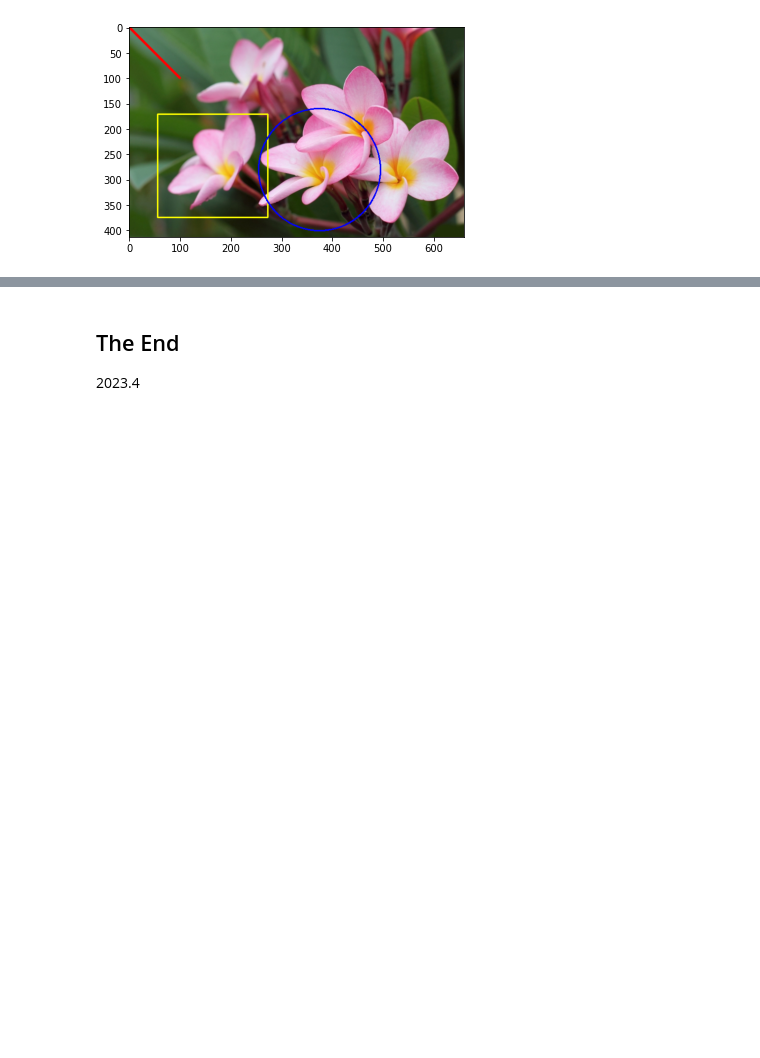
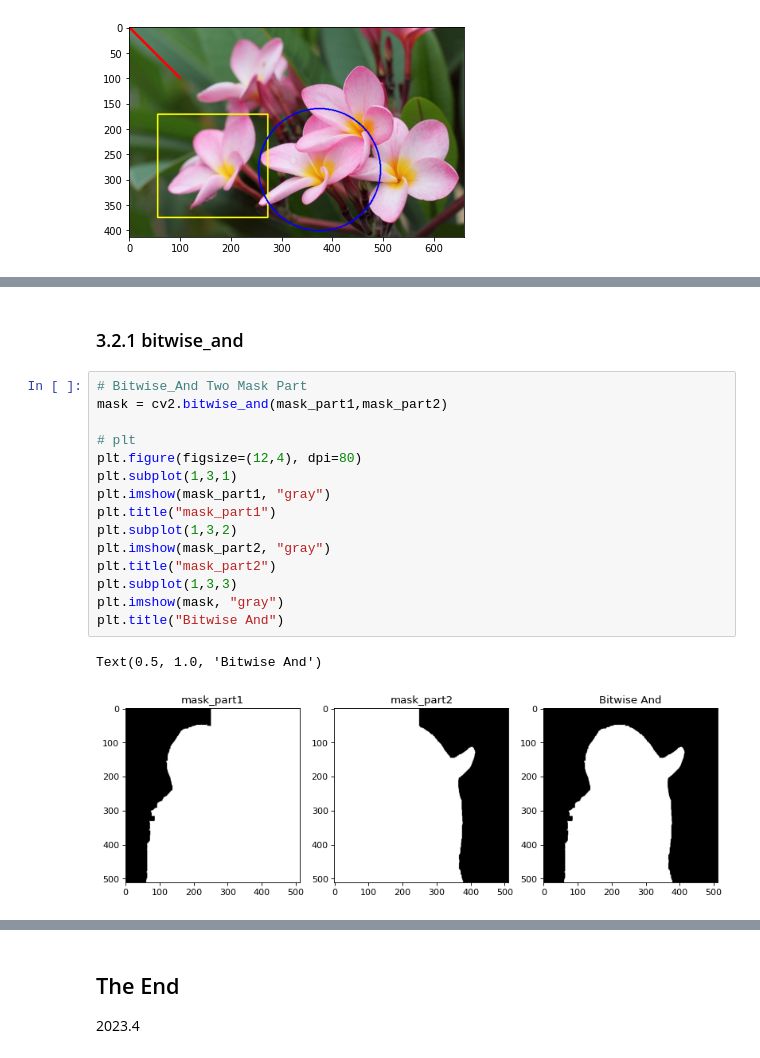
Before and after one commit to haodong2000/Vision2022, a Jupyter notebook: 2-4-basic-image-process.ipynb, the cells around one changed output, grey strips where cells are left out. Saved outputs shown, nothing was run; the diff lists cells and outputs as text; blank space fills up the shorter version.

```diff
--- a/2-4-basic-image-process.ipynb
+++ b/2-4-basic-image-process.ipynb
@@ -350,0 +413,20 @@ plt.imshow(img_flower)
+# %% [markdown]
+### 3.2.1 bitwise_and
+# %%
+# Bitwise_And Two Mask Part
+mask = cv2.bitwise_and(mask_part1,mask_part2)
+
+# plt
+plt.figure(figsize=(12,4), dpi=80)
+plt.subplot(1,3,1)
+plt.imshow(mask_part1, "gray")
+plt.title("mask_part1")
+plt.subplot(1,3,2)
+plt.imshow(mask_part2, "gray")
+plt.title("mask_part2")
+plt.subplot(1,3,3)
+plt.imshow(mask, "gray")
+plt.title("Bitwise And")
+# %% [output]
+Text(0.5, 1.0, 'Bitwise And')
+[figure, added]
```
Also changed, not shown: parts of 23 cells of this notebook, 6 other files.
